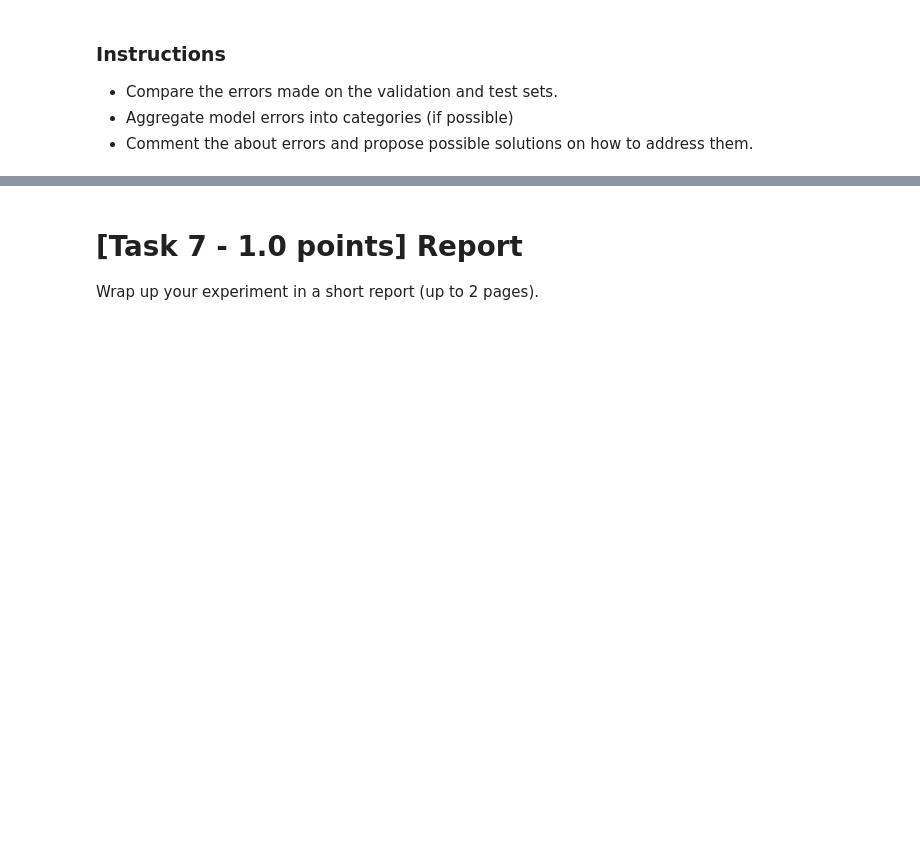
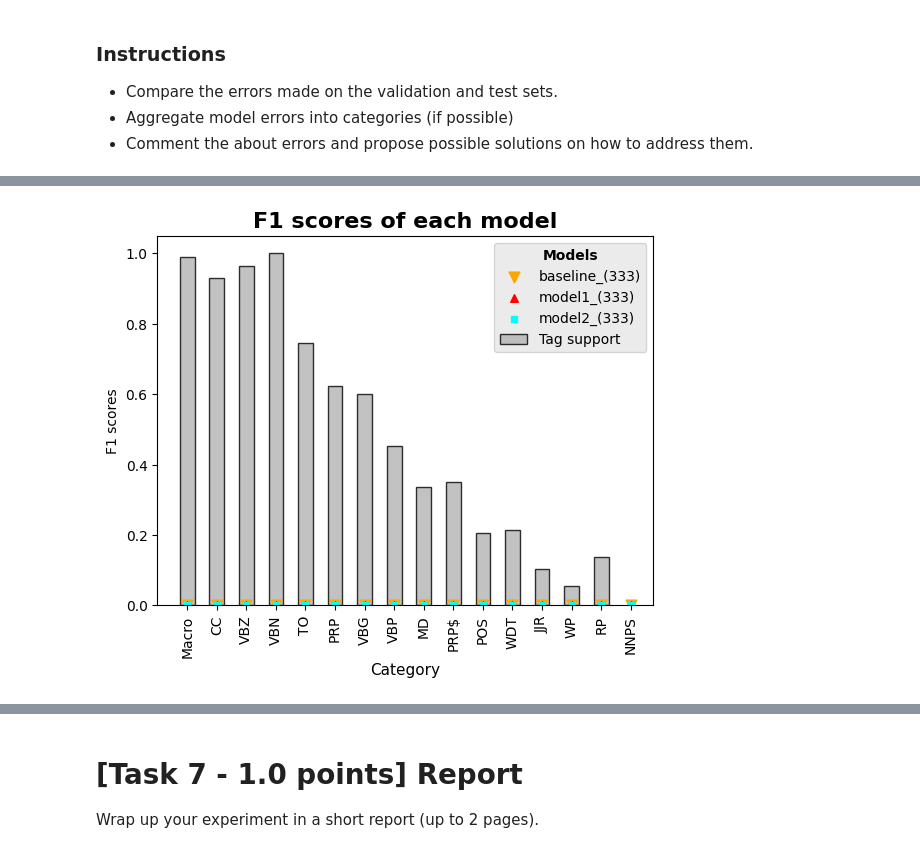
Before and after one commit to LeonardoM999/Assignment-1, a Jupyter notebook: Assignment1.ipynb, the cells around one changed output, grey strips where cells are left out. Saved outputs shown, nothing was run; the diff lists cells and outputs as text; code cells hidden in the pictures; blank space fills up the shorter version.

```diff
--- a/Assignment1.ipynb
+++ b/Assignment1.ipynb
@@ -773,0 +874,15 @@ F1 score calculated on validation set: 0.677795275627895
+# %%
+test_score_per_cat_per_kind_pruned = [e[10:-10] for e in test_score_per_cat_per_kind]
+val_score_per_cat_per_kind_pruned = [e[10:-10] for e in val_score_per_cat_per_kind]
+dist = get_data_distribution(tag_val, sort=False)
+dist_pruned = dict(list(dist.items())[10:-10])
+# %%
+plot_freq_vs_f1(
+    f1s=val_score_per_cat_per_kind_pruned,
+    data=dist_pruned,
+    model_names=best_model_name_per_kind,
+    macro=False,
+)
+plt.savefig("plot_f1_val_pruned.png", dpi=300)
+# %% [output]
+[figure, added]
```
Also changed, not shown: parts of 33 cells of this notebook, 4 other files.
